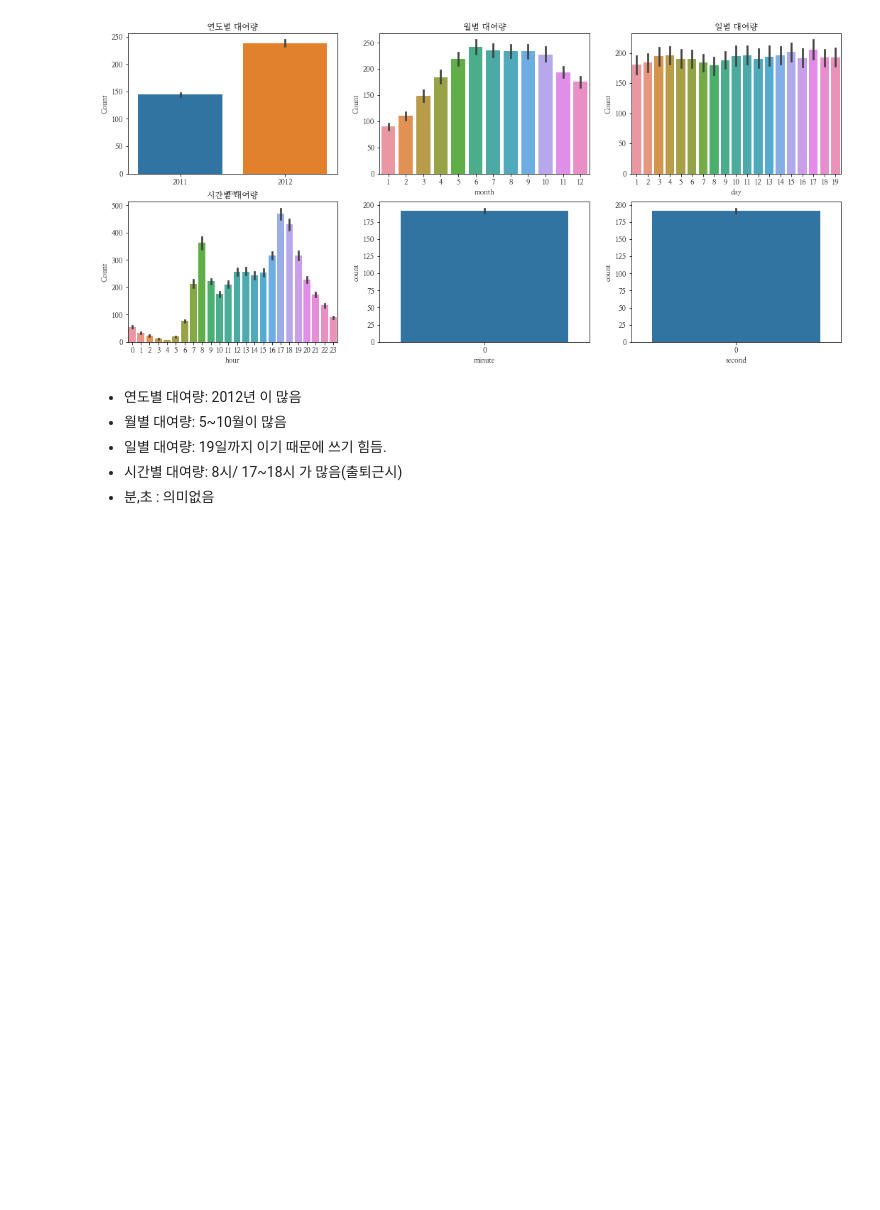
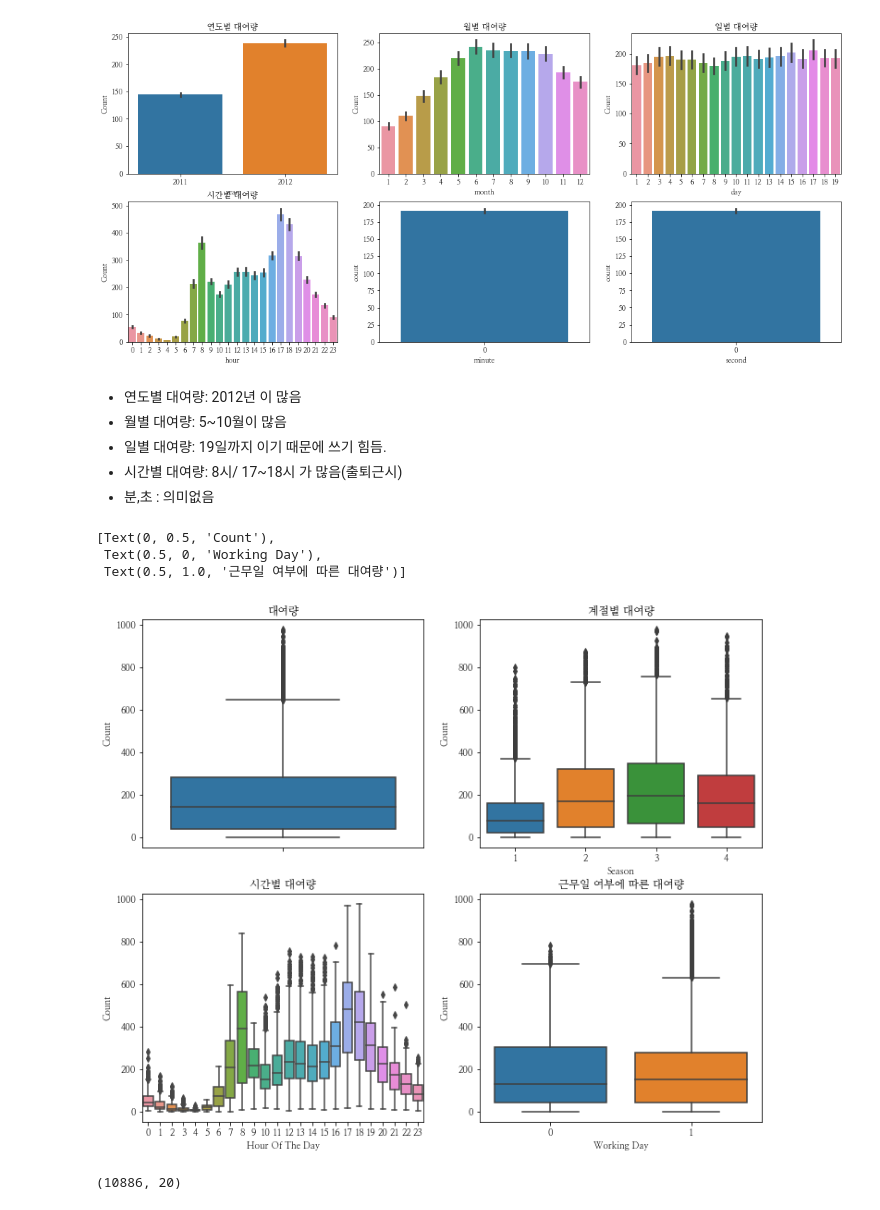
Before and after one commit to jihyunjeongme/data-analysis-kaggle, a Jupyter notebook: Kaggle_Bike_sharing_demand.ipynb, the cells around one changed output. Cells and saved outputs as stored; diff of their text form; code cells hidden in the pictures; blank space fills up the shorter version.

```diff
--- a/Kaggle_Bike_sharing_demand.ipynb
+++ b/Kaggle_Bike_sharing_demand.ipynb
@@ -263,3 +263,26 @@ ax4.set(ylabel='Count', title = "시간별 대여량")
 - 일별 대여량: 19일까지 이기 때문에 쓰기 힘듬.
 - 시간별 대여량: 8시/ 17~18시 가 많음(출퇴근시)
 - 분,초 : 의미없음
+# %%
+fig, axes = plt.subplots(nrows=2,ncols=2)
+fig.set_size_inches(12, 10)
+sns.boxplot(data=train,y="count",orient="v",ax=axes[0][0])
+sns.boxplot(data=train,y="count",x="season",orient="v",ax=axes[0][1])
+sns.boxplot(data=train,y="count",x="hour",orient="v",ax=axes[1][0])
+sns.boxplot(data=train,y="count",x="workingday",orient="v",ax=axes[1][1])
+
+axes[0][0].set(ylabel='Count',title="대여량")
+axes[0][1].set(xlabel='Season', ylabel='Count',title="계절별 대여량")
+axes[1][0].set(xlabel='Hour Of The Day', ylabel='Count',title="시간별 대여량")
+axes[1][1].set(xlabel='Working Day', ylabel='Count',title="근무일 여부에 따른 대여량")
+# %% [output]
+[Text(0, 0.5, 'Count'),
+ Text(0.5, 0, 'Working Day'),
+ Text(0.5, 1.0, '근무일 여부에 따른 대여량')]
+[figure, added]
+# %%
+train["dayofweek"] = train["date"].dt.dayofweek
+# train["dayofweek"] = train["datetime"].dt.dayofweek
+train.shape
+# %% [output]
+(10886, 20)
```
Also changed, not shown: parts of 13 cells of this notebook.
